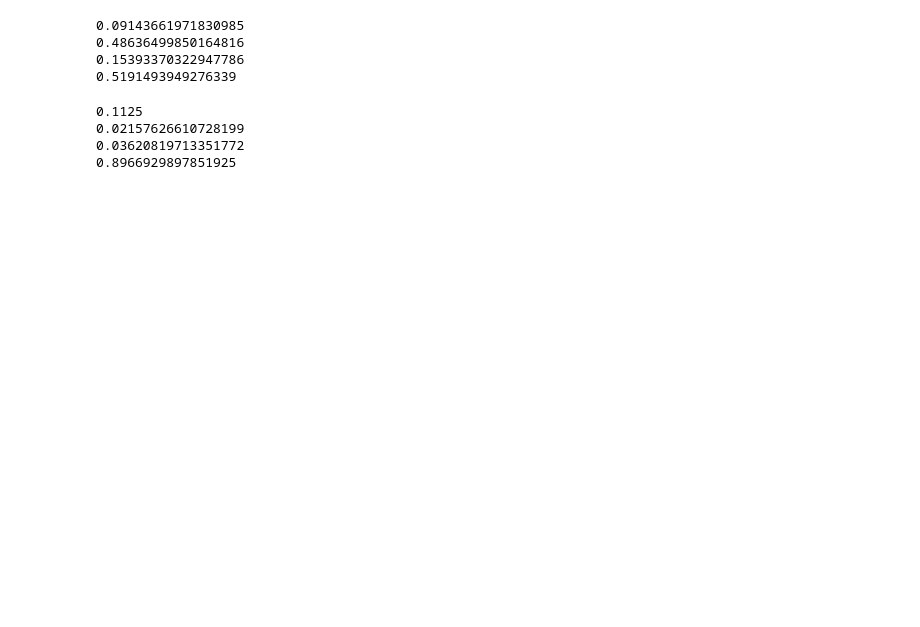
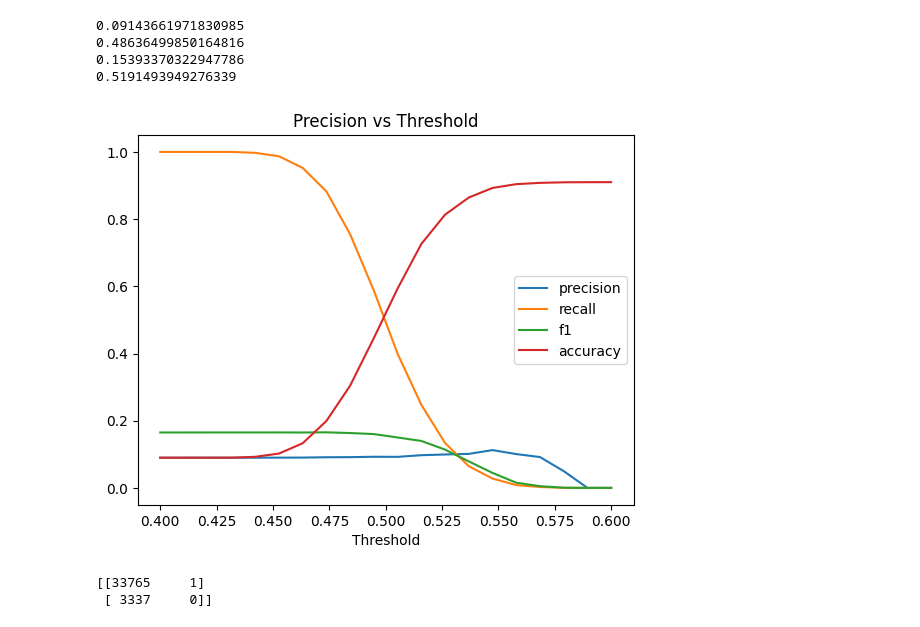
Before and after one commit to Ahmadreza1972/Machine-Learning, a Jupyter notebook: medical students/logistic regression.ipynb, the cells around one changed output. Drawn from its saved outputs; the diff is of its cells as text; code cells hidden in the pictures; blank space fills up the shorter version.

```diff
--- a/medical students/logistic regression.ipynb
+++ b/medical students/logistic regression.ipynb
@@ -278,22 +274,31 @@ print(accuracy_score(np.where(np.array(numYTst_data)[:,0]=="Yes",1,0),np.where(y
 0.48636499850164816
 0.15393370322947786
 0.5191493949276339
-# %%
-pred=lr.predict_proba(nx_test)[:,1]
-nypred=np.where(pred >= 0.55, "Yes", "No")
-print(pred.shape)
-print(nypred.shape)
-print(nx_test.shape)
-print(y_pred.shape)
-# %%
-print(precision_score(np.where(np.array(numYTst_data)[:,0]=="Yes",1,0),np.where(nypred=="Yes",1,0)))
-print(recall_score(np.where(np.array(numYTst_data)[:,0]=="Yes",1,0),np.where(nypred=="Yes",1,0)))
-print(f1_score(np.where(np.array(numYTst_data)[:,0]=="Yes",1,0),np.where(nypred=="Yes",1,0)))
-print(accuracy_score(np.where(np.array(numYTst_data)[:,0]=="Yes",1,0),np.where(nypred=="Yes",1,0)))
-# %% [output]
-0.1125
-0.02157626610728199
-0.03620819713351772
-0.8966929897851925
+# %%
+precision=[]
+recall=[]
+f1=[]
+accuracy=[]
+for i in np.linspace(0.40,0.60,20):
+    pred=lr.predict_proba(nx_test)[:,1]
+    nypred=np.where(pred >= i, 1, 0)
+    precision.append(precision_score(np.where(np.array(numYTst_data)[:,0]=="Yes",1,0),nypred))
+    recall.append(recall_score(np.where(np.array(numYTst_data)[:,0]=="Yes",1,0),nypred))
+    f1.append(f1_score(np.where(np.array(numYTst_data)[:,0]=="Yes",1,0),nypred))
+    accuracy.append(accuracy_score(np.where(np.array(numYTst_data)[:,0]=="Yes",1,0),nypred))
+
+sns.lineplot(x=np.linspace(0.40,0.60,20),y=precision,label="precision")
+sns.lineplot(x=np.linspace(0.40,0.60,20),y=recall,label="recall")
+sns.lineplot(x=np.linspace(0.40,0.60,20),y=f1,label="f1")
+sns.lineplot(x=np.linspace(0.40,0.60,20),y=accuracy,label="accuracy")
+plt.xlabel("Threshold")
+plt.title("Precision vs Threshold")
+plt.legend()
+plt.show()
+# %% [output]
+[figure, added]
 # %%
-print(confusion_matrix(numYTst_data,nypred))
+print(confusion_matrix(np.where(np.array(numYTst_data)[:,0]=="Yes",1,0),nypred))
+# %% [output]
+[[33765     1]
+ [ 3337     0]]
```
Also changed, not shown: parts of 1 cell of this notebook.
